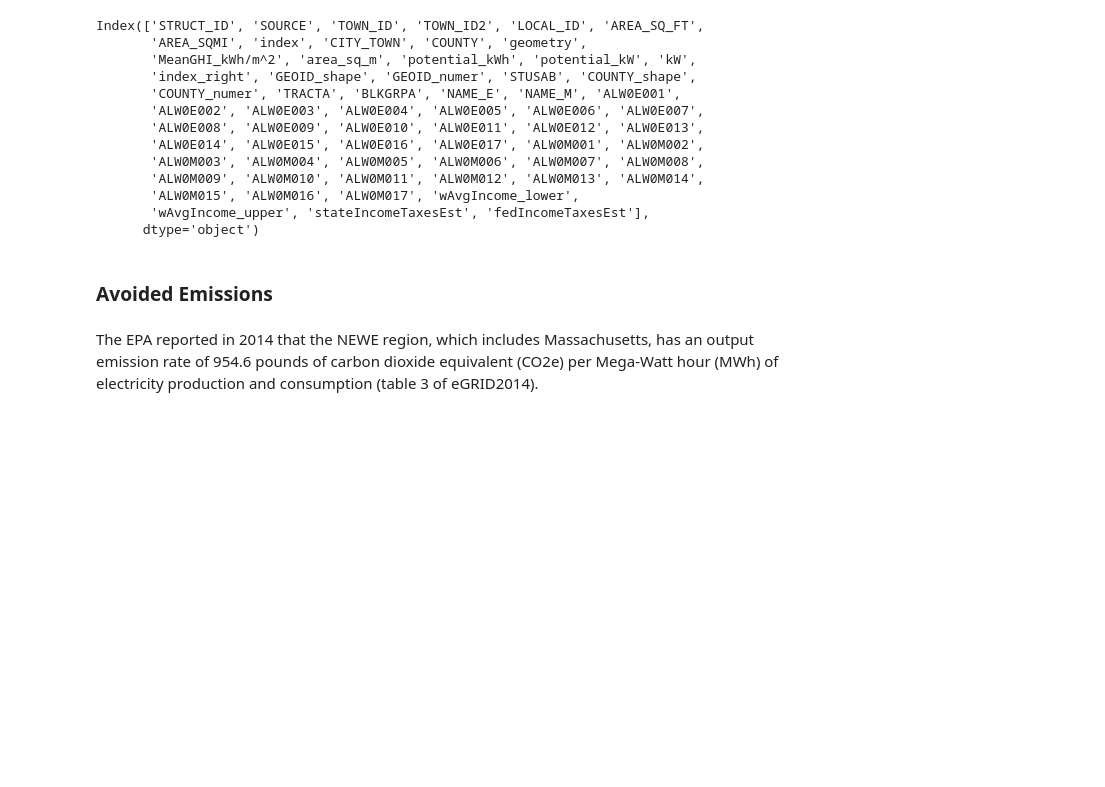
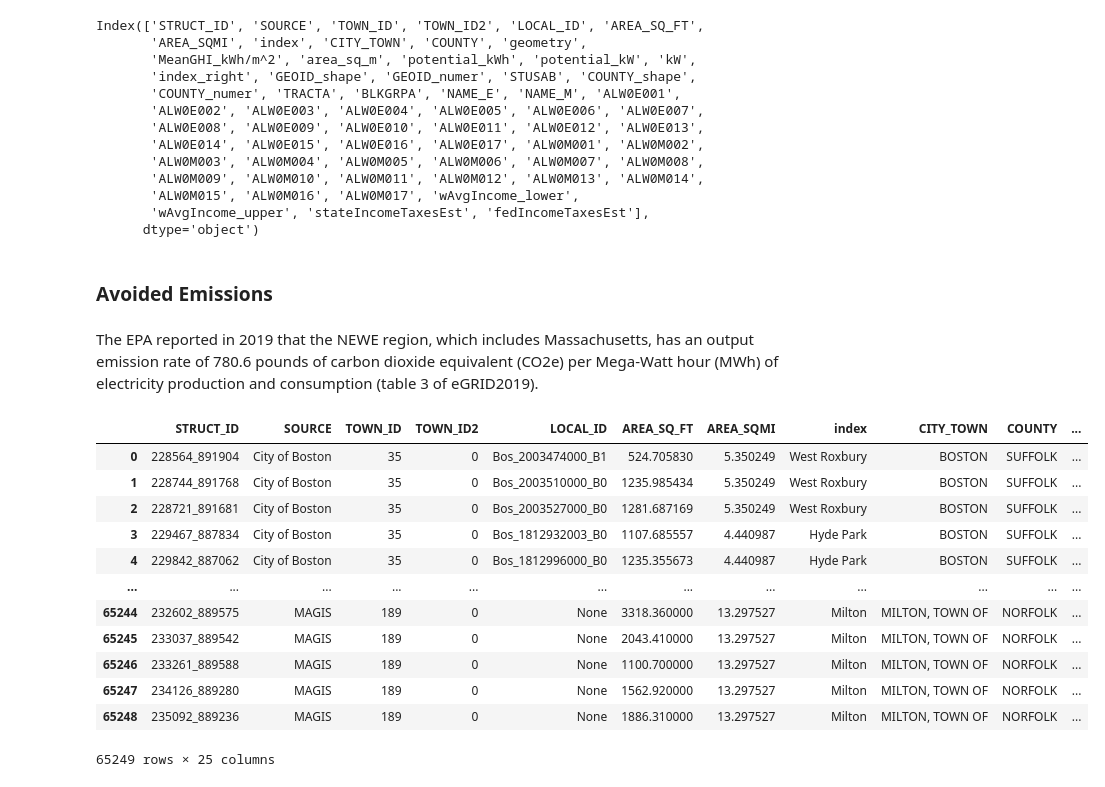
Before and after one commit to ghostpress/ma-solar, a Jupyter notebook: code/initViz.ipynb, the cells around one changed output. Saved outputs shown, nothing was run; the diff lists cells and outputs as text; code cells hidden in the pictures; blank space fills up the shorter version.

Commit message:
Fixed emissions calculation typo

```diff
--- a/code/initViz.ipynb
+++ b/code/initViz.ipynb
@@ -1075,5 +1075,22 @@ joinRoofsBlocks = joinRoofsBlocks[[
 # %% [markdown]
 ### Avoided Emissions
 # %% [markdown]
-The EPA reported in 2014 that the NEWE region, which includes Massachusetts, has an output emission rate of 954.6 pounds of carbon dioxide equivalent (CO2e) per Mega-Watt hour (MWh) of electricity production and consumption (table 3 of eGRID2014).
+The EPA reported in 2019 that the NEWE region, which includes Massachusetts, has an output emission rate of 780.6 pounds of carbon dioxide equivalent (CO2e) per Mega-Watt hour (MWh) of electricity production and consumption (table 3 of eGRID2019).
+# %%
+joinRoofsBlocks = gpd.read_file(dataDir('analysisReady/roofsSolarIncomeTaxesEmissions.shp'))
+joinRoofsBlocks
+# %% [output]
+|  | STRUCT_ID | SOURCE | TOWN_ID | TOWN_ID2 | LOCAL_ID | AREA_SQ_FT | AREA_SQMI | index | CITY_TOWN | COUNTY | ... |
+| 0 | 228564_891904 | City of Boston | 35 | 0 | Bos_2003474000_B1 | 524.705830 | 5.350249 | West Roxbury | BOSTON | SUFFOLK | ... |
+| 1 | 228744_891768 | City of Boston | 35 | 0 | Bos_2003510000_B0 | 1235.985434 | 5.350249 | West Roxbury | BOSTON | SUFFOLK | ... |
+| 2 | 228721_891681 | City of Boston | 35 | 0 | Bos_2003527000_B0 | 1281.687169 | 5.350249 | West Roxbury | BOSTON | SUFFOLK | ... |
+| 3 | 229467_887834 | City of Boston | 35 | 0 | Bos_1812932003_B0 | 1107.685557 | 4.440987 | Hyde Park | BOSTON | SUFFOLK | ... |
+| 4 | 229842_887062 | City of Boston | 35 | 0 | Bos_1812996000_B0 | 1235.355673 | 4.440987 | Hyde Park | BOSTON | SUFFOLK | ... |
+| ... | ... | ... | ... | ... | ... | ... | ... | ... | ... | ... | ... |
+| 65244 | 232602_889575 | MAGIS | 189 | 0 | None | 3318.360000 | 13.297527 | Milton | MILTON, TOWN OF | NORFOLK | ... |
+| 65245 | 233037_889542 | MAGIS | 189 | 0 | None | 2043.410000 | 13.297527 | Milton | MILTON, TOWN OF | NORFOLK | ... |
+| 65246 | 233261_889588 | MAGIS | 189 | 0 | None | 1100.700000 | 13.297527 | Milton | MILTON, TOWN OF | NORFOLK | ... |
+| 65247 | 234126_889280 | MAGIS | 189 | 0 | None | 1562.920000 | 13.297527 | Milton | MILTON, TOWN OF | NORFOLK | ... |
+| 65248 | 235092_889236 | MAGIS | 189 | 0 | None | 1886.310000 | 13.297527 | Milton | MILTON, TOWN OF | NORFOLK | ... |
+65249 rows × 25 columns
 # %%
```
Also changed, not shown: parts of 1 cell of this notebook.
